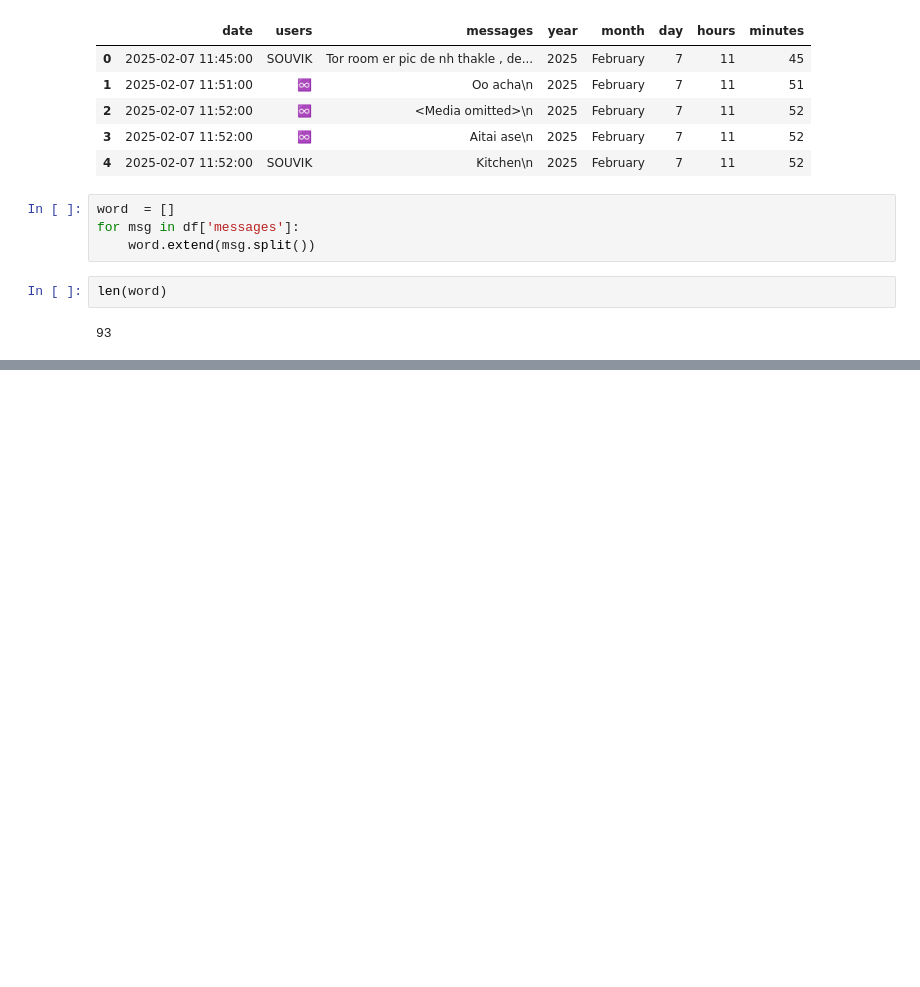
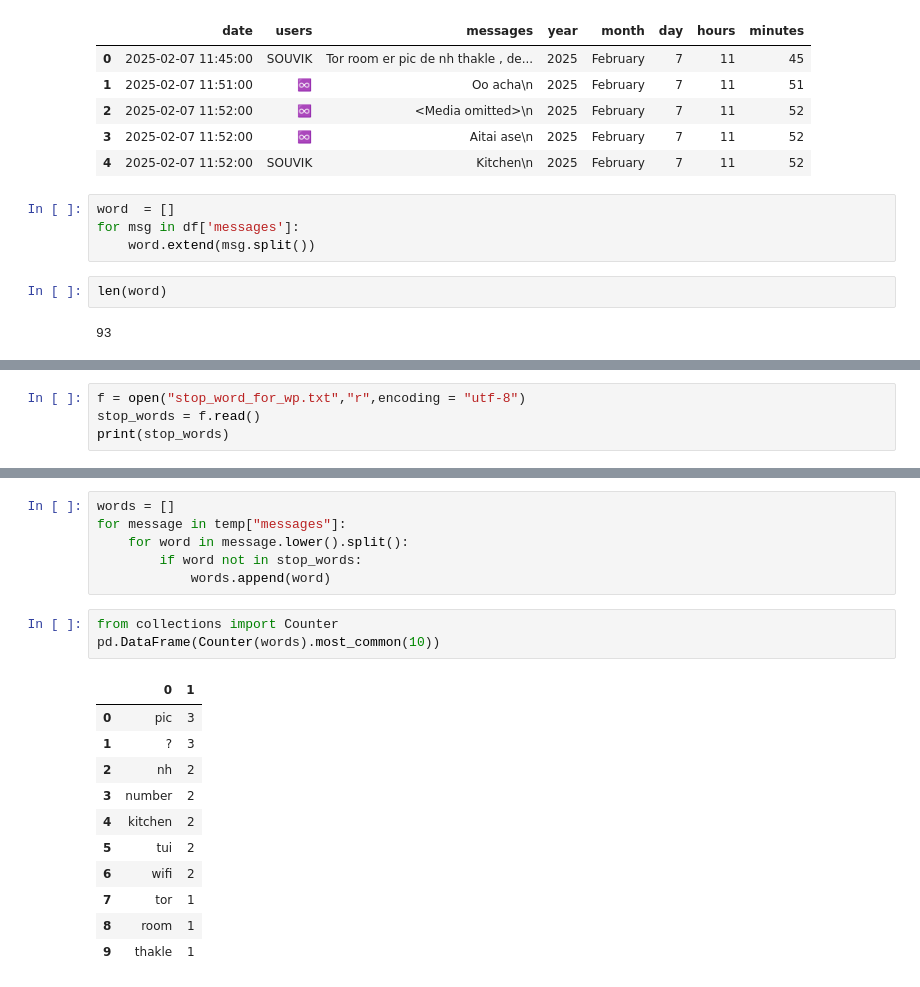
Before and after one commit to subal43/DS-WhatsApp-Chat-Analyzer, a Jupyter notebook: main.ipynb, the cells around one changed output, grey strips where cells are left out. Saved outputs shown, nothing was run; the diff lists cells and outputs as text; blank space fills up the shorter version.

```diff
--- a/main.ipynb
+++ b/main.ipynb
@@ -132,0 +156,4 @@ len(word)
+# %%
+f = open("stop_word_for_wp.txt","r",encoding = "utf-8")
+stop_words = f.read()
+print(stop_words)
@@ -132,0 +178,21 @@ len(word)
+# %%
+words = []
+for message in temp["messages"]:
+    for word in message.lower().split():
+        if word not in stop_words:
+            words.append(word)
+# %%
+from collections import Counter
+pd.DataFrame(Counter(words).most_common(10))
+# %% [output]
+|  | 0 | 1 |
+| 0 | pic | 3 |
+| 1 | ? | 3 |
+| 2 | nh | 2 |
+| 3 | number | 2 |
+| 4 | kitchen | 2 |
+| 5 | tui | 2 |
+| 6 | wifi | 2 |
+| 7 | tor | 1 |
+| 8 | room | 1 |
+| 9 | thakle | 1 |
```
Also changed, not shown: parts of 3 cells of this notebook, 3 other files.
